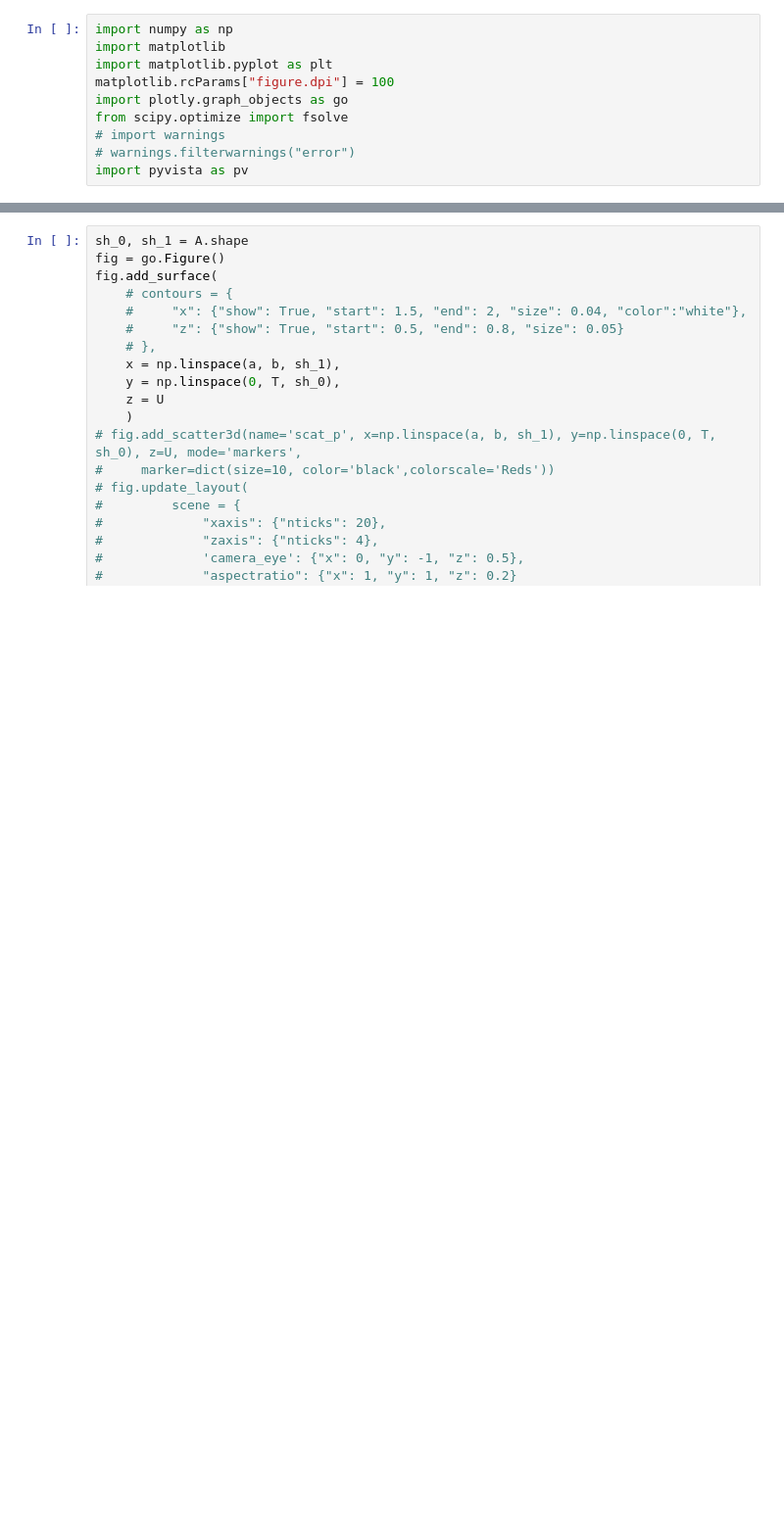
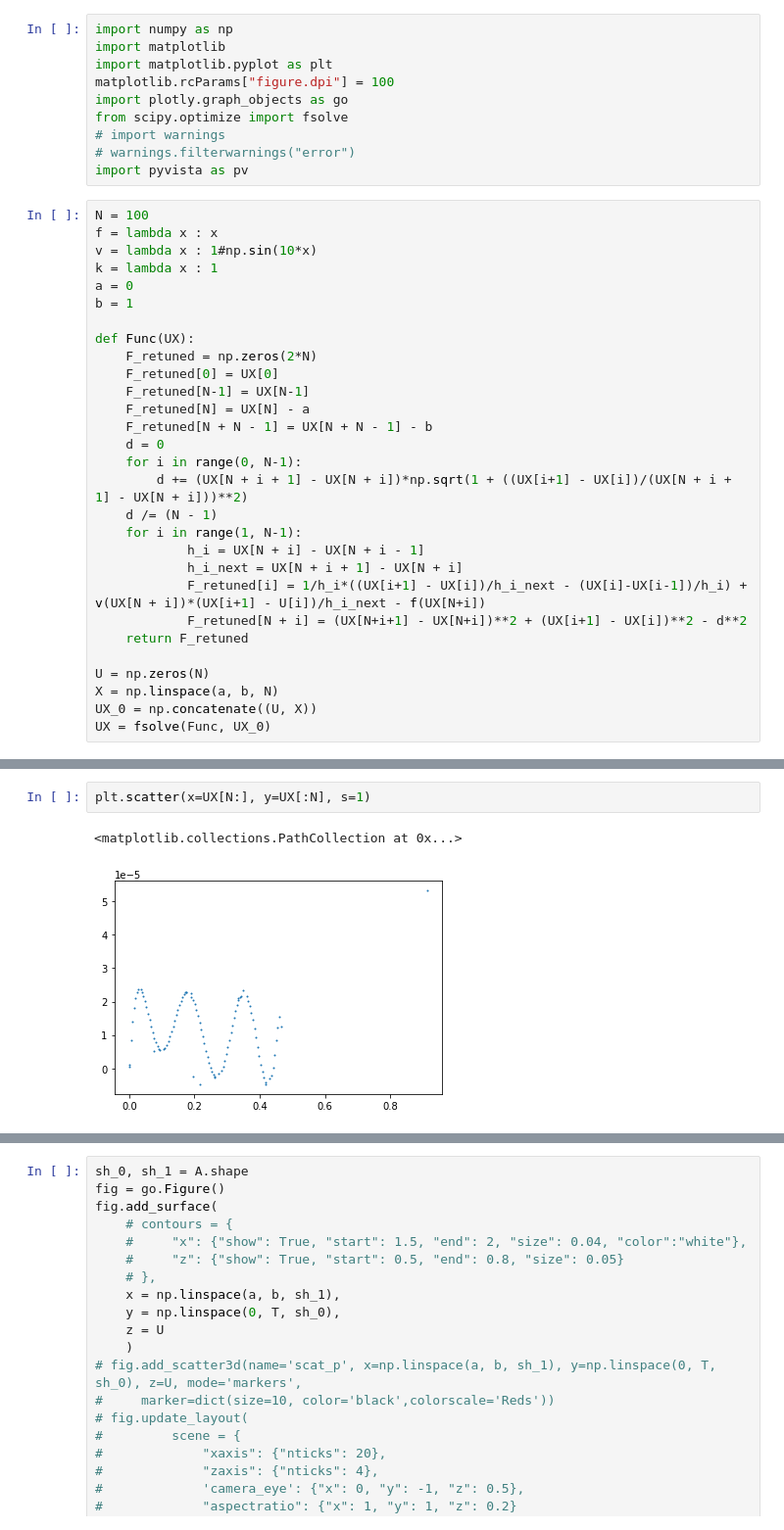
Before and after one commit to MIJO7317/DynamicGrid2D, a Jupyter notebook: main.ipynb, the cells around one changed output, grey strips where cells are left out. Shown: that part at 98% size. Drawn from its saved outputs; the diff is of its cells as text; blank space fills up the shorter version.

```diff
--- a/main.ipynb
+++ b/main.ipynb
@@ -8,3 +8,32 @@ from scipy.optimize import fsolve
 # import warnings
 # warnings.filterwarnings("error")
 import pyvista as pv
+# %%
+N = 100
+f = lambda x : x
+v = lambda x : 1#np.sin(10*x)
+k = lambda x : 1
+a = 0
+b = 1
+
+def Func(UX):
+    F_retuned = np.zeros(2*N)
+    F_retuned[0] = UX[0]
+    F_retuned[N-1] = UX[N-1]
+    F_retuned[N] = UX[N] - a
+    F_retuned[N + N - 1] = UX[N + N - 1] - b
+    d = 0
+    for i in range(0, N-1):
+        d += (UX[N + i + 1] - UX[N + i])*np.sqrt(1 + ((UX[i+1] - UX[i])/(UX[N + i + 1] - UX[N + i]))**2)
+    d /= (N - 1)
+    for i in range(1, N-1):
+            h_i = UX[N + i] - UX[N + i - 1]
+            h_i_next = UX[N + i + 1] - UX[N + i]
+            F_retuned[i] = 1/h_i*((UX[i+1] - UX[i])/h_i_next - (UX[i]-UX[i-1])/h_i) + v(UX[N + i])*(UX[i+1] - U[i])/h_i_next - f(UX[N+i])
+            F_retuned[N + i] = (UX[N+i+1] - UX[N+i])**2 + (UX[i+1] - UX[i])**2 - d**2
+    return F_retuned
+
+U = np.zeros(N)
+X = np.linspace(a, b, N)
+UX_0 = np.concatenate((U, X))
+UX = fsolve(Func, UX_0)
@@ -11 +42,6 @@ import pyvista as pv
+# %%
+plt.scatter(x=UX[N:], y=UX[:N], s=1)
+# %% [output]
+<matplotlib.collections.PathCollection at 0x...>
+[figure, added]
 # %%
```
Also changed, not shown: parts of 4 cells of this notebook.
